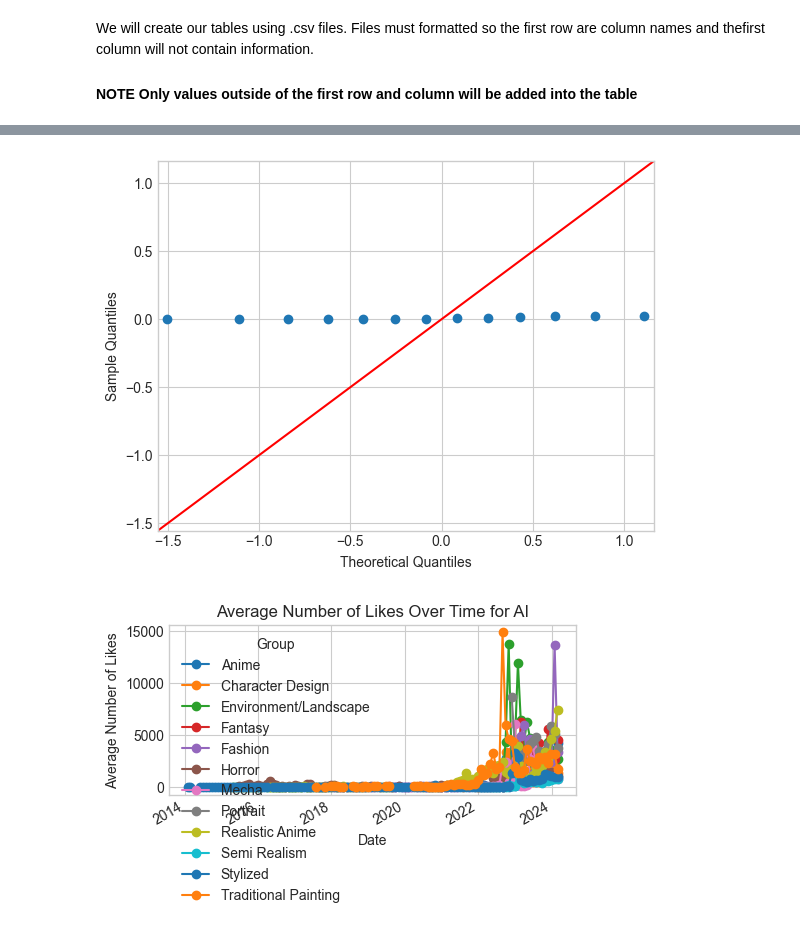
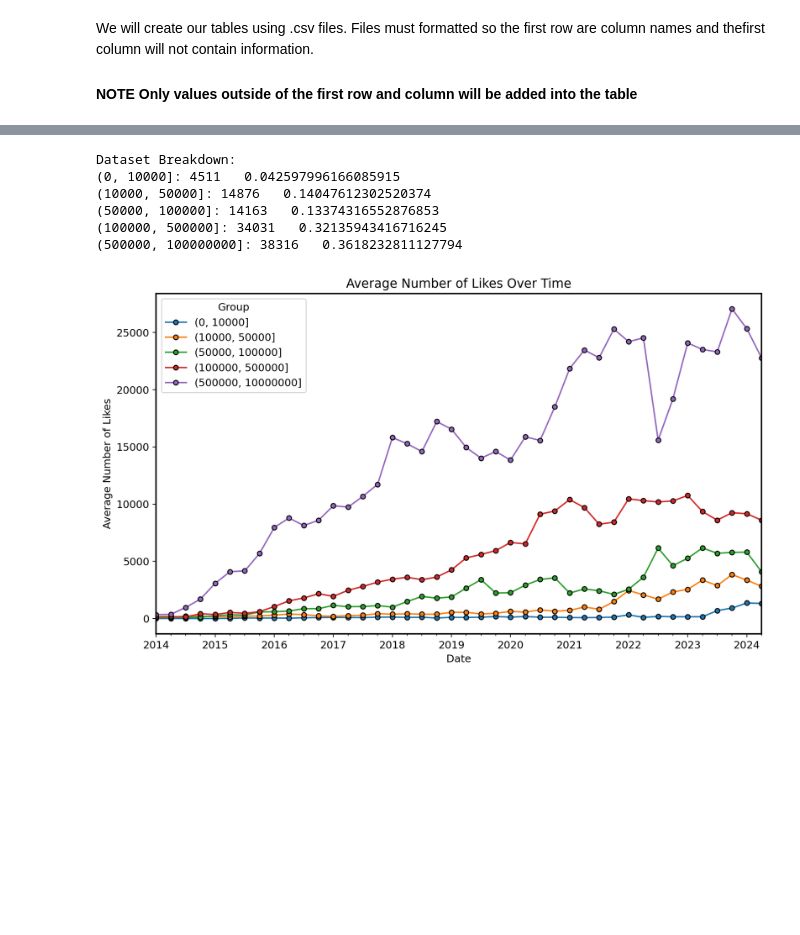
Before and after one commit to sidvenkatayogi/APResearch_Instagram, a Jupyter notebook: method.ipynb, the cells around one changed output, grey strips where cells are left out. Cells and saved outputs as stored; diff of their text form; code cells hidden in the pictures; blank space fills up the shorter version.

```diff
--- a/method.ipynb
+++ b/method.ipynb
@@ -196,7 +193,7 @@ profiles_df = pd.read_sql(cmd, conn)
 # %%
 filtered_df = posts_df[(posts_df['num_likes'] >= 0) & (posts_df['is_reel'] == 1) & (posts_df['post_date'] >= "2020-01-01")]
 
-date_freq = "M"
+date_freq = "3M"
 # Calculate average likes per group and date
 avg_likes = filtered_df.groupby(['is_human', pd.Grouper(key='post_date', freq=date_freq)])['num_likes'].mean().reset_index()
 # avg_likes = filtered_df.groupby(["owner_username", pd.Grouper(key='owner_username')])['num_likes'].mean().reset_index()
@@ -687,27 +688,44 @@ pylab.show()
-# %%
-# %pip install statsmodels
-import numpy as np
-import statsmodels.api as sm
-import pylab
-
-# test = np.random.normal(0,0.5, 1000)
-
-sm.qqplot(pivot_df[1], line='45')
-pylab.show()
-# %% [output]
-[figure, removed]
+# %%
+avgh = h_mdf.groupby([pd.Grouper(key='post_date', freq=date_freq), pd.cut(merged_df['num_followers'], [0, 10000, 50000, 100000, 500000, 100000000])], observed=True, dropna=False)
+cts = {}
+for col in pd.cut(merged_df['num_followers'], [0, 10000, 50000, 100000, 500000, 100000000]).unique():
+    cts[col] = 0
+
+s = []
+
+for group_key, indices in avgh.groups.items():
+    group_size = len(indices)
+    cts[group_key[1]] += group_size
+
+total = 0
+cts
+
+print("Dataset Breakdown:")
+for c in cts:
+    print(f"{c}: {cts[c]}   {cts[c]/h_mdf.shape[0]}")
+# %% [output]
+Dataset Breakdown:
+(0, 10000]: 4511   0.042597996166085915
+(10000, 50000]: 14876   0.14047612302520374
+(50000, 100000]: 14163   0.13374316552876853
+(100000, 500000]: 34031   0.32135943416716245
+(500000, 100000000]: 38316   0.3618232811127794
+# %%
+avgh = h_mdf.groupby([pd.Grouper(key='post_date', freq=date_freq), pd.cut(merged_df['num_followers'], [0, 10000, 50000, 100000, 500000, 10000000])], observed=True)['ER'].mean().reset_index()
+avgai = ai_mdf.groupby([pd.Grouper(key='post_date', freq=date_freq), pd.cut(merged_df['num_followers'], [0, 10000, 50000, 100000, 500000])], observed=True)['ER'].mean().reset_index()
 # %%
-ai_avg_likes = ai_mdf.groupby(['genre', pd.Grouper(key='post_date', freq=date_freq)])['num_likes'].mean().reset_index()
+# smpl_avg_likes =  test.groupby([pd.Grouper(key='post_date', freq=date_freq), 'is_human_x']).mean().reset_index()
 
-ai_pivot_df = ai_avg_likes.pivot(index='post_date', columns='genre', values='num_likes')
+pivot_df = avgh.pivot(index='post_date', columns='num_followers', values='ER')
 
-ai_pivot_df.plot(kind='line', marker='o', figsize=(5, 3))
-plt.title('Average Number of Likes Over Time for AI')
+# Plotting
+pivot_df.plot(kind='line', marker="o", markeredgecolor= "black", markersize= 5, figsize=(10, 6))
+plt.title('Average Number of Likes Over Time')
 plt.xlabel('Date')
 plt.ylabel('Average Number of Likes')
-plt.grid(True)
+# plt.grid(True)
 plt.legend(title='Group')
 plt.tight_layout()
 plt.show()
 # %% [output]
-[figure, old version]
+[figure, new version]
```
Also changed, not shown: parts of 53 cells of this notebook, 1 other file.
